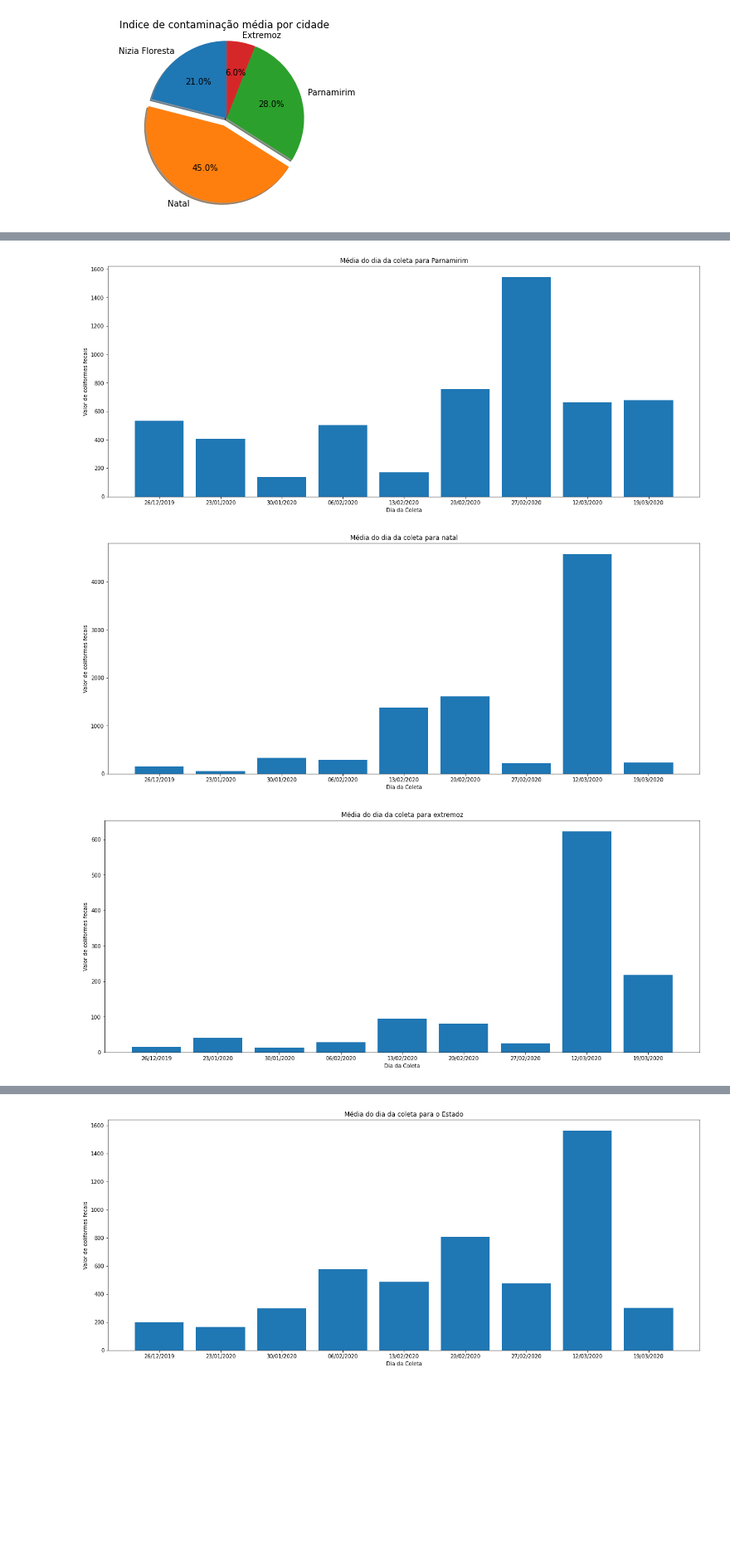
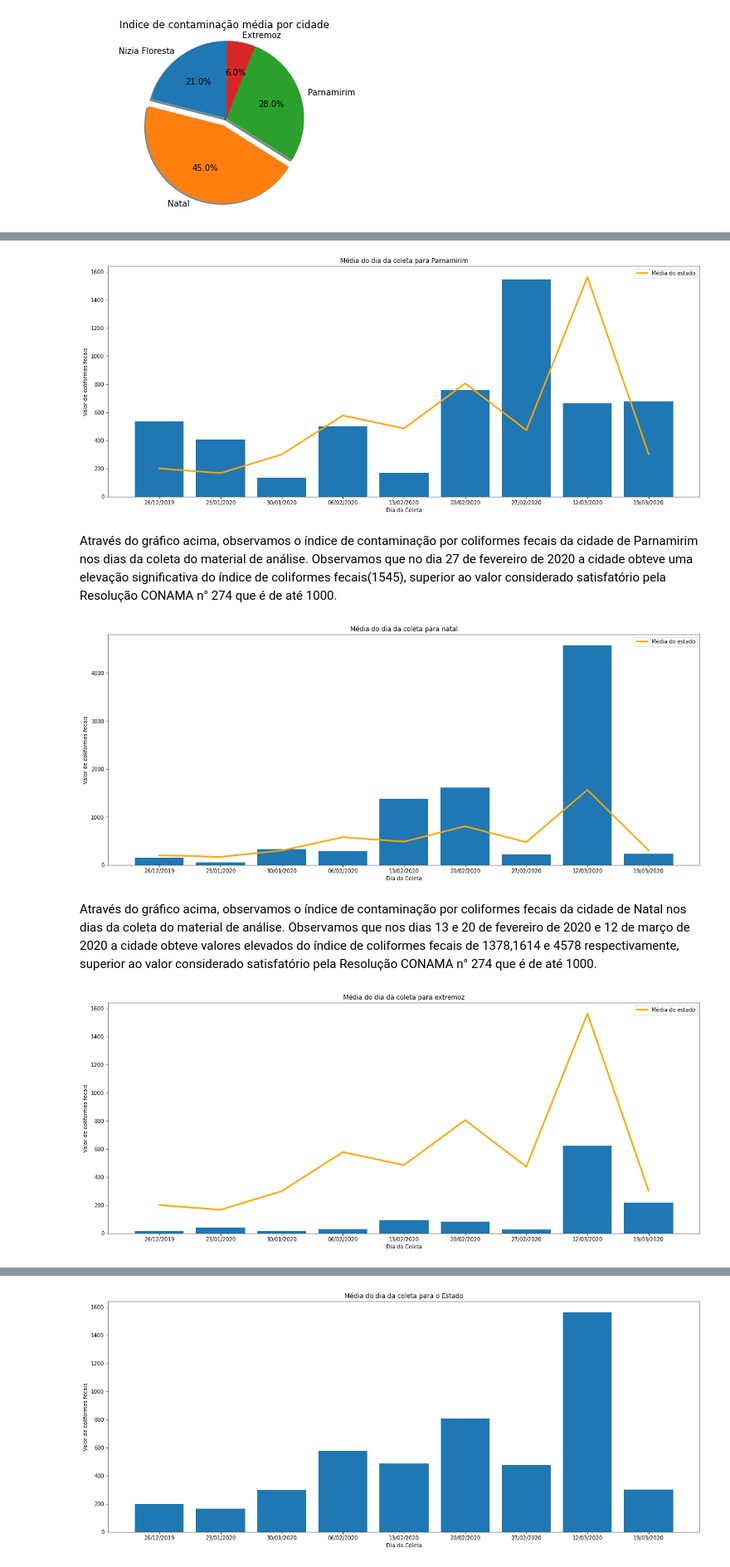
Before and after one commit to alleflucas/Analise-e-classificacao-das-condicoes-de-balneabilidade-das-praias-do-Rio-Grande-do-Norte, a Jupyter notebook: Agua_Azul.ipynb, the cells around one changed output, grey strips where cells are left out. Shown at 83% size. Saved outputs shown, nothing was run; the diff lists cells and outputs as text; code cells hidden in the pictures; blank space fills up the shorter version.

```diff
--- a/Agua_Azul.ipynb
+++ b/Agua_Azul.ipynb
@@ -126,11 +140,17 @@ plt.title('Média do dia da coleta para Parnamirim')
 plt.xlabel('Dia da Coleta')
 plt.ylabel('Valor de coliformes fecais')
 
+media_dia_estado  = [200, 167,  299,  577,  485,  805,  473,  1563, 302]
+plt.plot(dias, media_dia_estado, linewidth=3.0,color='orange',label="Média do estado")
+plt.legend()
+
 plt.bar(dias,media_dia_parnamirim)
 # Exibindo o gráfico
 plt.show()
 # %% [output]
-[figure, old version]
+[figure, new version]
+# %% [markdown]
+Através do gráfico acima, observamos o índice de contaminação por coliformes fecais da cidade de Parnamirim nos dias da coleta do material de análise. Observamos que no dia 27 de fevereiro de 2020 a cidade obteve uma elevação significativa do índice de coliformes fecais(1545), superior ao valor considerado satisfatório pela Resolução CONAMA n° 274 que é de até 1000.
 # %%
 #Definindo o tamanho do gráfico
 plt.figure(figsize=(20, 8))
@@ -143,25 +163,35 @@ plt.title('Média do dia da coleta para natal')
 plt.xlabel('Dia da Coleta')
 plt.ylabel('Valor de coliformes fecais')
 
+media_dia_estado  = [200, 167,  299,  577,  485,  805,  473,  1563, 302]
+plt.plot(dias, media_dia_estado, linewidth=3.0,color='orange',label="Média do estado")
+plt.legend()
+
 plt.bar(dias,media_dia_natal)
 # Exibindo o gráfico
 plt.show()
 # %% [output]
-[figure, old version]
+[figure, new version]
+# %% [markdown]
+Através do gráfico acima, observamos o índice de contaminação por coliformes fecais da cidade de Natal nos dias da coleta do material de análise. Observamos que nos dias 13 e 20 de fevereiro de 2020 e 12 de março de 2020 a cidade obteve valores elevados do índice de coliformes fecais de 1378,1614 e 4578 respectivamente, superior ao valor considerado satisfatório pela Resolução CONAMA n° 274 que é de até 1000.
 # %%
 #Definindo o tamanho do gráfico
 plt.figure(figsize=(20, 8))
 
 dias = ['26/12/2019', '23/01/2020', '30/01/2020', '06/02/2020', '13/02/2020', '20/02/2020',	'27/02/2020',	'12/03/2020',	'19/03/2020']
 media_dia_extremoz  = [14,	41,	13,	29,	95,	81,	25,	623,	218]
 
 # Atribuindo um título ao Gráfico
 plt.title('Média do dia da coleta para extremoz')
 plt.xlabel('Dia da Coleta')
 plt.ylabel('Valor de coliformes fecais')
 
+media_dia_estado  = [200, 167,  299,  577,  485,  805,  473,  1563, 302]
+plt.plot(dias, media_dia_estado, linewidth=3.0,color='orange',label="Média do estado")
+plt.legend()
+
 plt.bar(dias,media_dia_extremoz)
 # Exibindo o gráfico
 plt.show()
 # %% [output]
-[figure, old version]
+[figure, new version]
```
Also changed, not shown: parts of 45 cells of this notebook.
